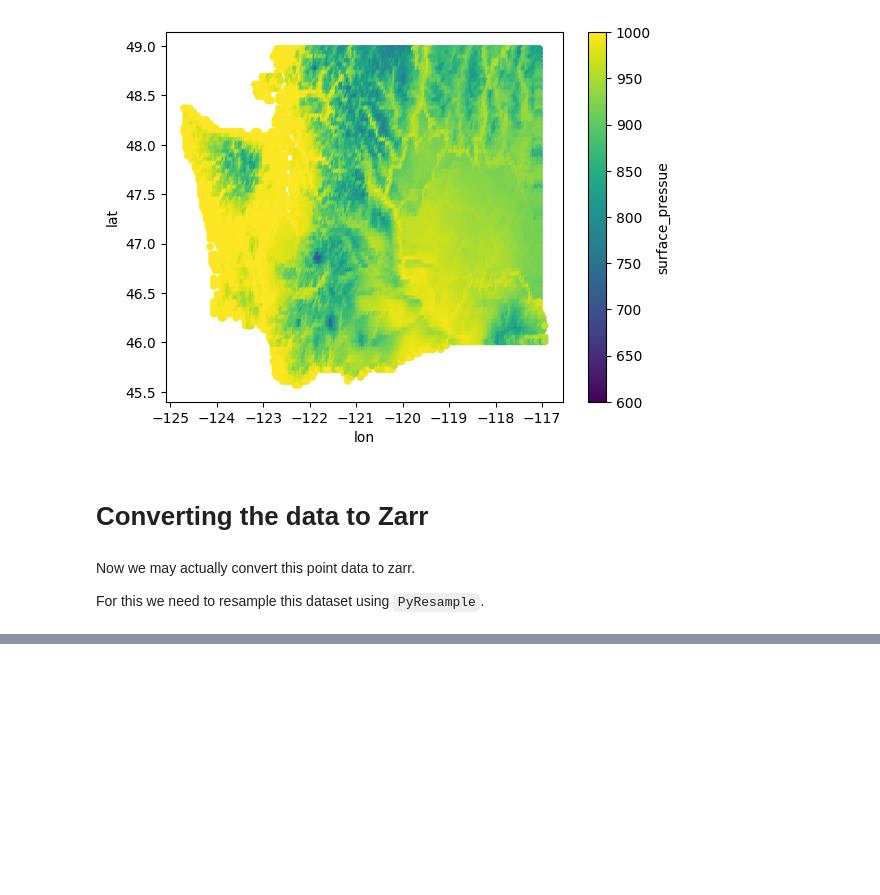
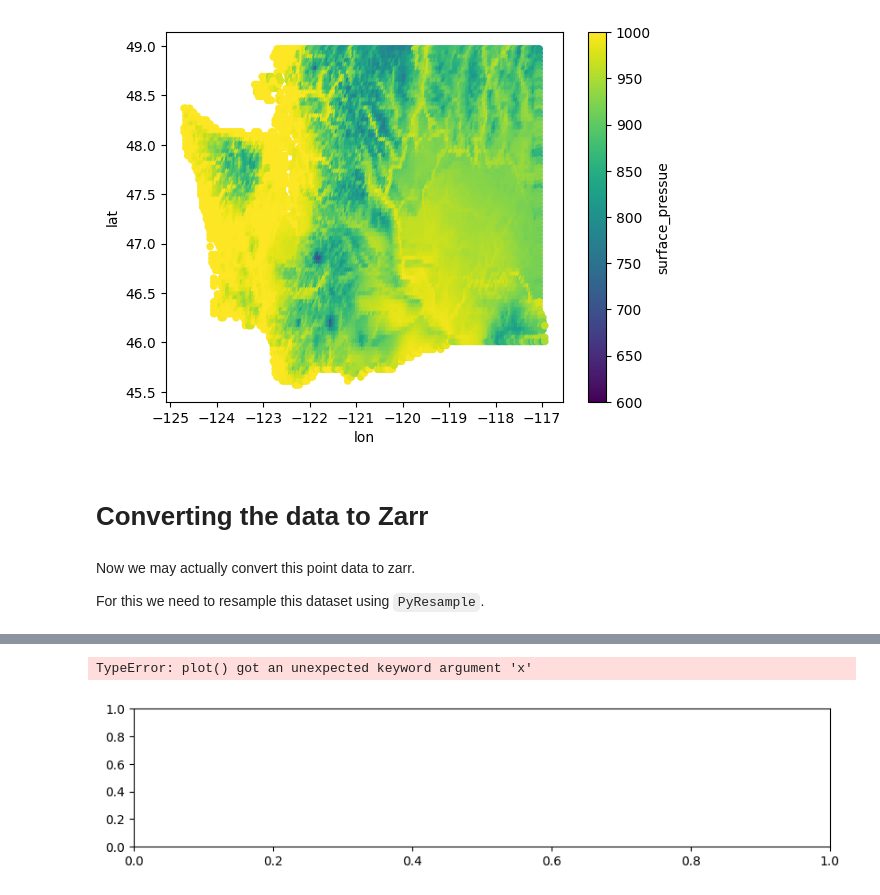
Before and after one commit to weather-data-labs/silurian.ai, a Jupyter notebook: nsrdb_goes_aggregated.ipynb, the cells around one changed output, grey strips where cells are left out. Cells and saved outputs as stored; diff of their text form; code cells hidden in the pictures; blank space fills up the shorter version.

Commit message:
latitude vs longitude

```diff
--- a/nsrdb_goes_aggregated.ipynb
+++ b/nsrdb_goes_aggregated.ipynb
@@ -334,0 +344,4 @@ WS_df = pd.read_csv("meta_washinton2023-01-01T00:00:00.csv")
+# %%
+ds_ws = xr.open_dataset("nsrdb_washington.nc")
+
+ds_ws
@@ -334,0 +360,21 @@ WS_df = pd.read_csv("meta_washinton2023-01-01T00:00:00.csv")
+# %%
+# Longitude vs Latitude
+
+plt.figure(figsize=(10, 2))
+plt.plot(ds_ws.latitude.values, x="Latitude Values")
+plt.title('Latitude Values')
+plt.xlabel('Index')
+plt.ylabel('Latitude')
+plt.grid(True)
+plt.show()
+
+plt.figure(figsize=(10, 2))
+plt.plot(ds_ws.longitude.values)
+plt.title('Longitude Values')
+plt.xlabel('Index')
+plt.ylabel('Longitude')
+plt.grid(True)
+plt.show()
+# %% [output]
+TypeError: plot() got an unexpected keyword argument 'x'
+[figure, added]
```
Also changed, not shown: parts of 6 cells of this notebook.
